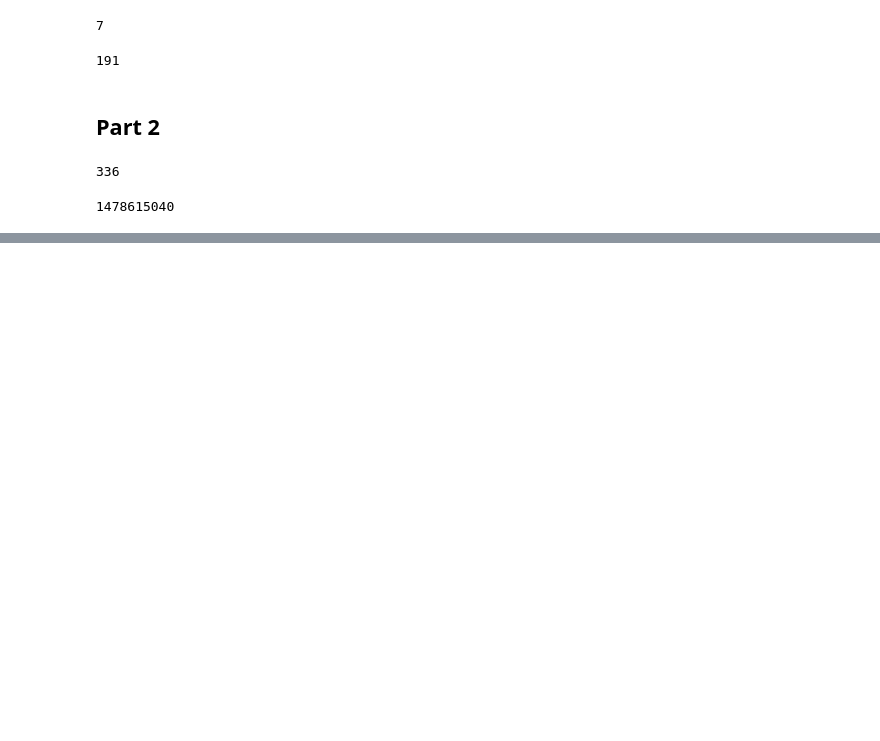
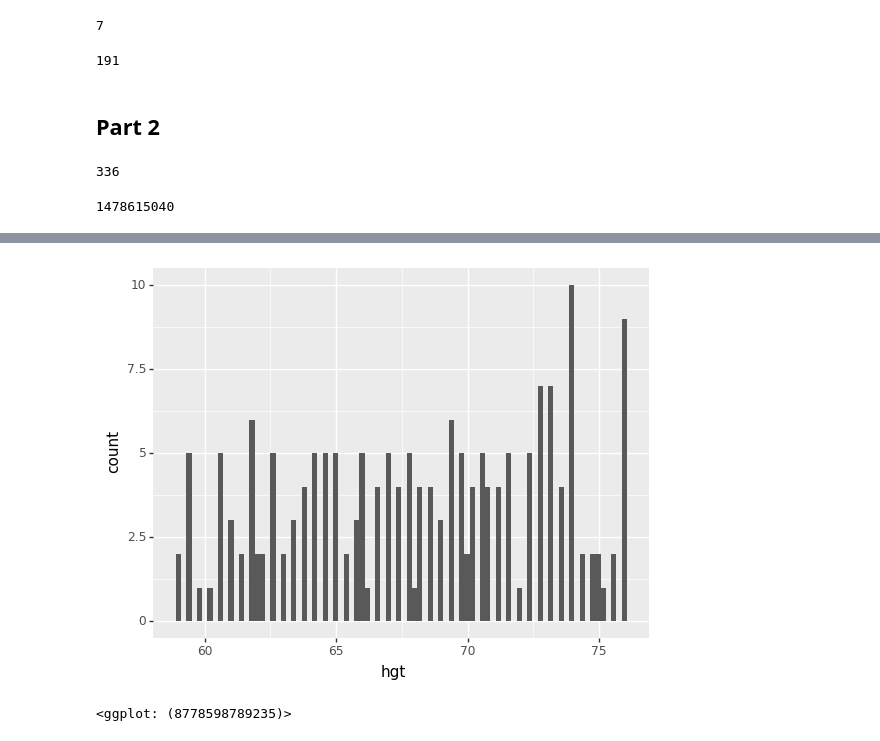
Before and after one commit to mgoadric/AdventOfCode, a Jupyter notebook: 2020/Advent of Code 2020 Solutions.ipynb, the cells around one changed output, grey strips where cells are left out. Drawn from its saved outputs; the diff is of its cells as text; code cells hidden in the pictures; blank space fills up the shorter version.

Commit message:
Day 4 complete, with visualization!

```diff
--- a/2020/Advent of Code 2020 Solutions.ipynb
+++ b/2020/Advent of Code 2020 Solutions.ipynb
@@ -187,0 +235,6 @@ all_paths(slopes, treemap)
+# %%
+def int_valid(s, low, high):
+    if not s.isdigit():
+        return False
+    y = int(s)
+    return low <= y <= high
@@ -187,0 +245,3 @@ all_paths(slopes, treemap)
+# %%
+def length_valid(s, low, high, num):
+    return len(s) == num and int_valid(s, low, high)
@@ -187,0 +302,2 @@ all_paths(slopes, treemap)
+# %%
+c, data = count_valid("data/input4.txt")
@@ -187,0 +308,3 @@ all_paths(slopes, treemap)
+# %%
+df = pd.DataFrame(data)
+df["byr"] = pd.to_datetime(df["byr"])
@@ -187,0 +327,6 @@ all_paths(slopes, treemap)
+# %%
+ggplot(df, aes(x="hgt")) \
++ geom_histogram(bins=86)
+# %% [output]
+[figure, added]
+<ggplot: (8778598789235)>
```
Also changed, not shown: parts of 18 cells of this notebook, 7 other files.
